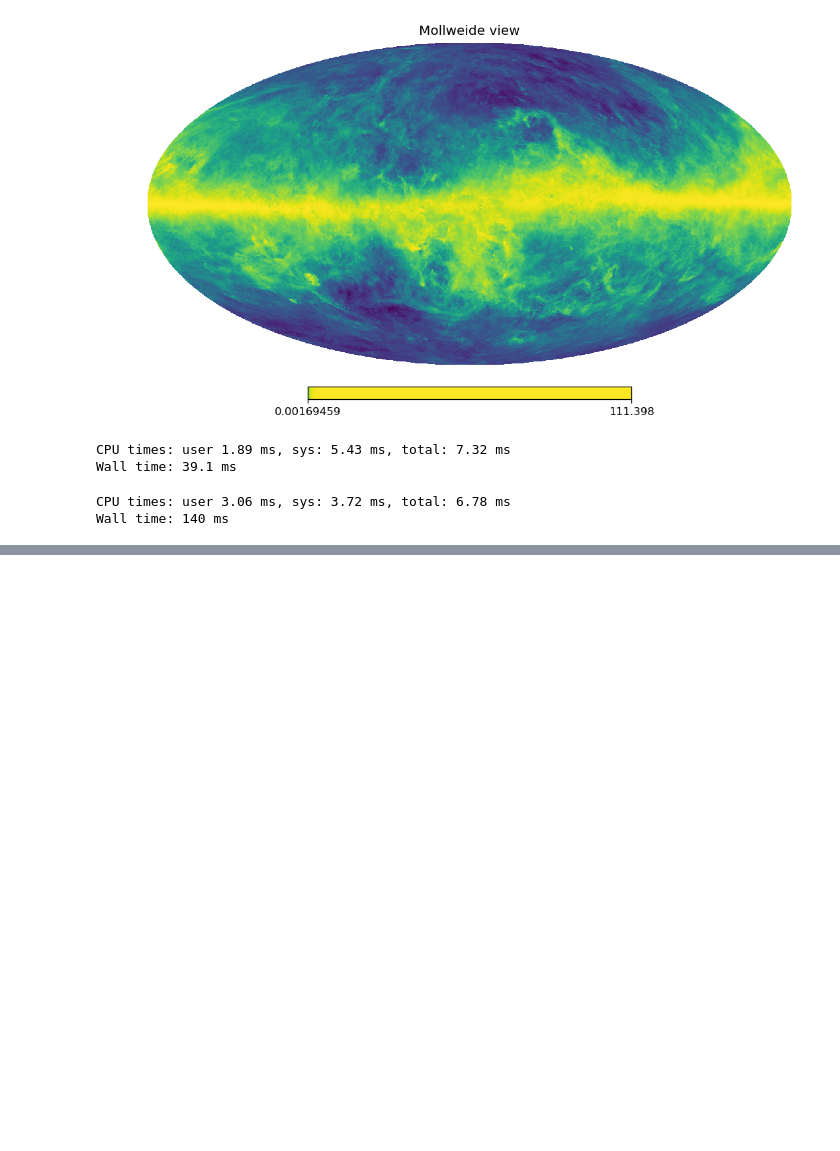
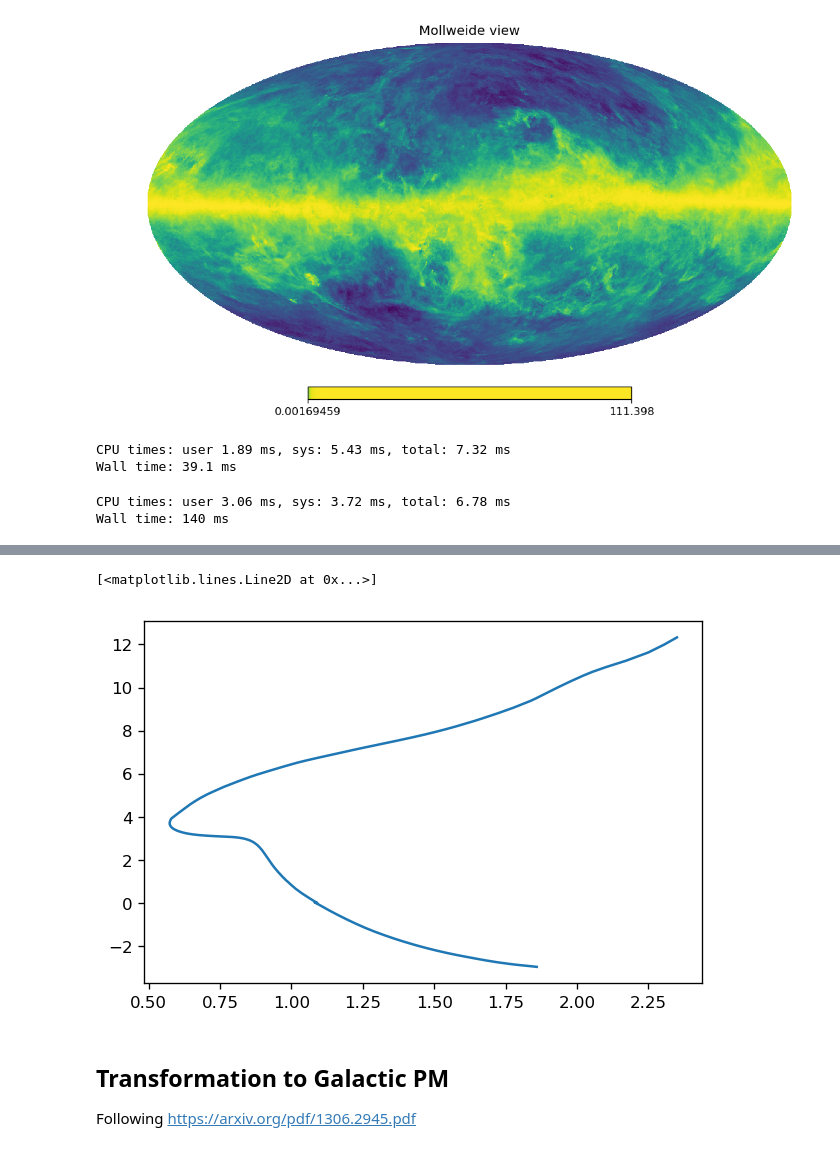
Before and after one commit to ctslater/gaia_experiments, a Jupyter notebook: dereddening_gaia.ipynb, the cells around one changed output, grey strips where cells are left out. Drawn from its saved outputs; the diff is of its cells as text; code cells hidden in the pictures; blank space fills up the shorter version.

```diff
--- a/dereddening_gaia.ipynb
+++ b/dereddening_gaia.ipynb
@@ -92,0 +94,14 @@ hp.mollview(dereddened_density2, rot=(266.4 - 180, 28.94, -57),
+# %%
+from astropy.io import ascii
+f_isochrone = ascii.read("dotter_isochrone.dat", header_start=8)
+# %%
+bp_rp = f_isochrone['Gaia_BP'] - f_isochrone['Gaia_RP']
+plt.plot(bp_rp, f_isochrone['Gaia_G'])
+# %% [output]
+[<matplotlib.lines.Line2D at 0x...>]
+[figure, added]
+# %% [markdown]
+Transformation to Galactic PM
+----------------------------
+
+Following https://arxiv.org/pdf/1306.2945.pdf
```
Also changed, not shown: parts of 8 cells of this notebook, 1 other file.
